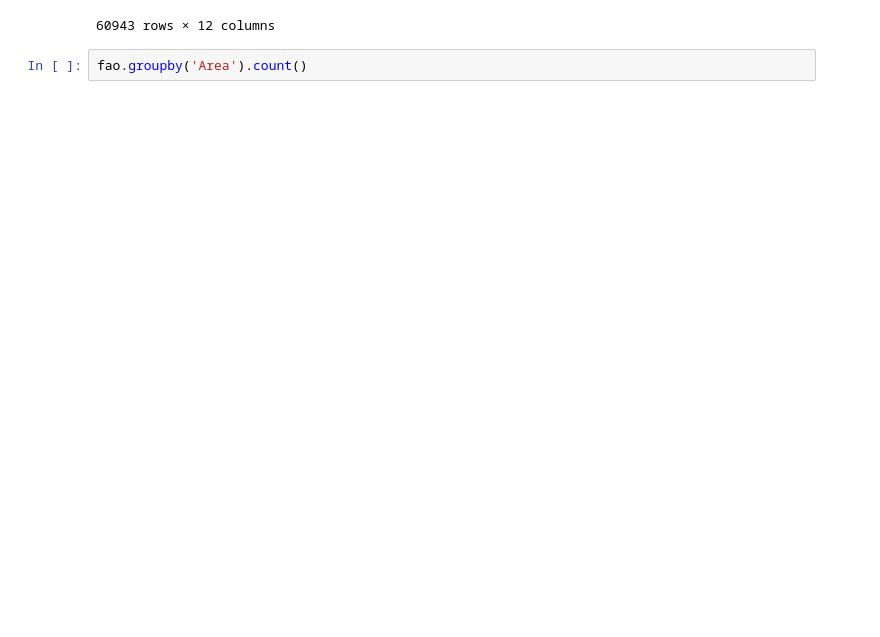
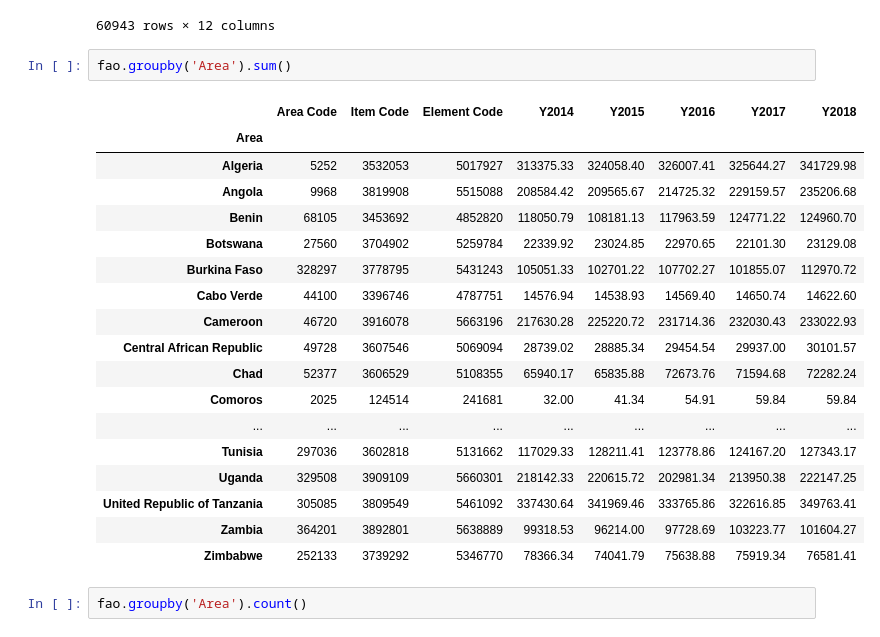
Before and after one commit to lisa-nga/HDSC-Introduction-to-Python-for-machine-learning, a Jupyter notebook: FAO_AFRICA_HAMOYE.ipynb, the cells around one changed output. Saved outputs shown, nothing was run; the diff lists cells and outputs as text; blank space fills up the shorter version.

```diff
--- a/FAO_AFRICA_HAMOYE.ipynb
+++ b/FAO_AFRICA_HAMOYE.ipynb
@@ -77,6 +79,27 @@ fao.fillna(0)
 | 60941 | 181 | Zimbabwe | 2899 | Miscellaneous | 674 | Protein supply quantity (g/capita... | g/capita/day | 0.10 | 0.11 | 0.08 | ... |
 | 60942 | 181 | Zimbabwe | 2899 | Miscellaneous | 684 | Fat supply quantity (g/capita/day) | g/capita/day | 0.04 | 0.05 | 0.03 | ... |
 60943 rows × 12 columns
+# %%
+fao.groupby('Area').sum()
+# %% [output]
+|  | Area Code | Item Code | Element Code | Y2014 | Y2015 | Y2016 | Y2017 | Y2018 |
+| Area |  |  |  |  |  |  |  |  |
+| Algeria | 5252 | 3532053 | 5017927 | 313375.33 | 324058.40 | 326007.41 | 325644.27 | 341729.98 |
+| Angola | 9968 | 3819908 | 5515088 | 208584.42 | 209565.67 | 214725.32 | 229159.57 | 235206.68 |
+| Benin | 68105 | 3453692 | 4852820 | 118050.79 | 108181.13 | 117963.59 | 124771.22 | 124960.70 |
+| Botswana | 27560 | 3704902 | 5259784 | 22339.92 | 23024.85 | 22970.65 | 22101.30 | 23129.08 |
+| Burkina Faso | 328297 | 3778795 | 5431243 | 105051.33 | 102701.22 | 107702.27 | 101855.07 | 112970.72 |
+| Cabo Verde | 44100 | 3396746 | 4787751 | 14576.94 | 14538.93 | 14569.40 | 14650.74 | 14622.60 |
+| Cameroon | 46720 | 3916078 | 5663196 | 217630.28 | 225220.72 | 231714.36 | 232030.43 | 233022.93 |
+| Central African Republic | 49728 | 3607546 | 5069094 | 28739.02 | 28885.34 | 29454.54 | 29937.00 | 30101.57 |
+| Chad | 52377 | 3606529 | 5108355 | 65940.17 | 65835.88 | 72673.76 | 71594.68 | 72282.24 |
+| Comoros | 2025 | 124514 | 241681 | 32.00 | 41.34 | 54.91 | 59.84 | 59.84 |
+| ... | ... | ... | ... | ... | ... | ... | ... | ... |
+| Tunisia | 297036 | 3602818 | 5131662 | 117029.33 | 128211.41 | 123778.86 | 124167.20 | 127343.17 |
+| Uganda | 329508 | 3909109 | 5660301 | 218142.33 | 220615.72 | 202981.34 | 213950.38 | 222147.25 |
+| United Republic of Tanzania | 305085 | 3809549 | 5461092 | 337430.64 | 341969.46 | 333765.86 | 322616.85 | 349763.41 |
+| Zambia | 364201 | 3892801 | 5638889 | 99318.53 | 96214.00 | 97728.69 | 103223.77 | 101604.27 |
+| Zimbabwe | 252133 | 3739292 | 5346770 | 78366.34 | 74041.79 | 75638.88 | 75919.34 | 76581.41 |
 # %%
 fao.groupby('Area').count()
 # %% [output]
```
Also changed, not shown: parts of 8 cells of this notebook.
